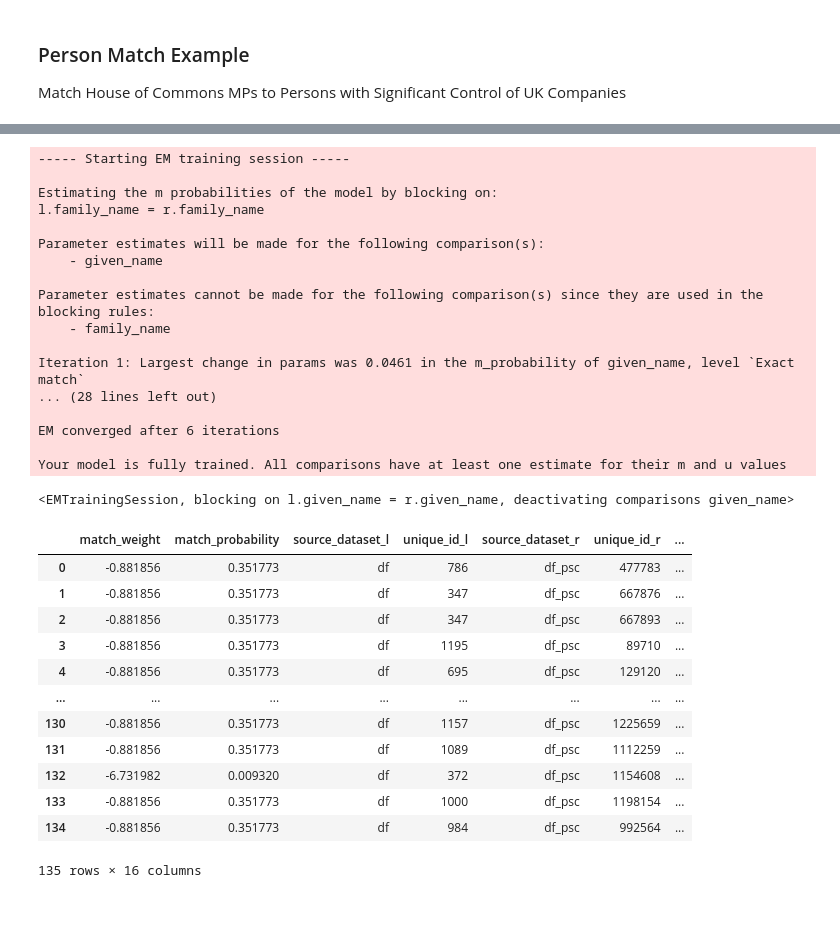
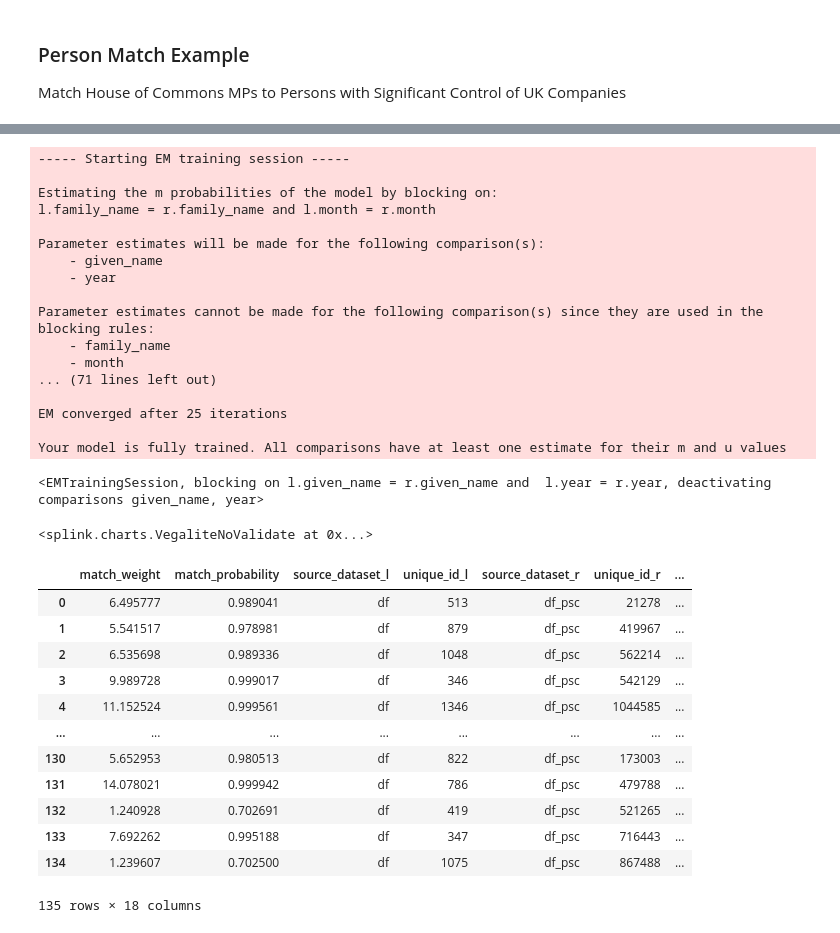
Before and after one commit to mshearer0/HandsOnEntityResolution, a Jupyter notebook: PersonMatch.ipynb, the cells around one changed output, grey strips where cells are left out. Saved outputs shown, nothing was run; the diff lists cells and outputs as text; code cells hidden in the pictures.

```diff
--- a/PersonMatch.ipynb
+++ b/PersonMatch.ipynb
@@ -76,8 +98,10 @@ settings = {
         "l.year = r.year and l.month = r.month"
     ],
     "comparisons": [
-        cl.jaccard_at_thresholds("given_name"),
-        cl.jaccard_at_thresholds("family_name"),
+        cl.jaro_winkler_at_thresholds("given_name", [0.95, 0.9, 0.8, 0.7], term_frequency_adjustments=True),
+        cl.jaro_winkler_at_thresholds("family_name", [0.95, 0.9, 0.8, 0.7], term_frequency_adjustments=True),
+        cl.exact_match("month"),
+        cl.exact_match("year", term_frequency_adjustments=True),
     ],
 }
 # %%
@@ -96,48 +130,52 @@ Your model is not yet fully trained. Missing estimates for:
 # %%
 # Calculate m values
 
-linker.estimate_parameters_using_expectation_maximisation("l.family_name = r.family_name")
-linker.estimate_parameters_using_expectation_maximisation("l.given_name = r.given_name")
+linker.estimate_parameters_using_expectation_maximisation("l.family_name = r.family_name and l.month = r.month")
+linker.estimate_parameters_using_expectation_maximisation("l.given_name = r.given_name and  l.year = r.year")
 # %% [output]
 ----- Starting EM training session -----
 
 Estimating the m probabilities of the model by blocking on:
-l.family_name = r.family_name
+l.family_name = r.family_name and l.month = r.month
 
 Parameter estimates will be made for the following comparison(s):
     - given_name
+    - year
 
 Parameter estimates cannot be made for the following comparison(s) since they are used in the blocking rules:
     - family_name
+    - month
+... (71 lines left out)
 
-Iteration 1: Largest change in params was 0.0461 in the m_probability of given_name, level `Exact match`
-... (28 lines left out)
-
-EM converged after 6 iterations
+EM converged after 25 iterations
 
 Your model is fully trained. All comparisons have at least one estimate for their m and u values
-<EMTrainingSession, blocking on l.given_name = r.given_name, deactivating comparisons given_name>
+<EMTrainingSession, blocking on l.given_name = r.given_name and  l.year = r.year, deactivating comparisons given_name, year>
+# %%
+linker.match_weights_chart()
+# %% [output]
+<splink.charts.VegaliteNoValidate at 0x...>
 # %%
 # Predict matches and convert to dataframe
 # To fix: Why such a low probability needed?
 
-results = linker.predict(threshold_match_probability=0.001)
+results = linker.predict(threshold_match_probability=0.7)
 pres = results.as_pandas_dataframe()
 pres
 # %% [output]
 |  | match_weight | match_probability | source_dataset_l | unique_id_l | source_dataset_r | unique_id_r | ... |
-| 0 | -0.881856 | 0.351773 | df | 786 | df_psc | 477783 | ... |
-| 1 | -0.881856 | 0.351773 | df | 347 | df_psc | 667876 | ... |
-| 2 | -0.881856 | 0.351773 | df | 347 | df_psc | 667893 | ... |
-| 3 | -0.881856 | 0.351773 | df | 1195 | df_psc | 89710 | ... |
-| 4 | -0.881856 | 0.351773 | df | 695 | df_psc | 129120 | ... |
+| 0 | 6.495777 | 0.989041 | df | 513 | df_psc | 21278 | ... |
+| 1 | 5.541517 | 0.978981 | df | 879 | df_psc | 419967 | ... |
+| 2 | 6.535698 | 0.989336 | df | 1048 | df_psc | 562214 | ... |
+| 3 | 9.989728 | 0.999017 | df | 346 | df_psc | 542129 | ... |
+| 4 | 11.152524 | 0.999561 | df | 1346 | df_psc | 1044585 | ... |
 | ... | ... | ... | ... | ... | ... | ... | ... |
-| 130 | -0.881856 | 0.351773 | df | 1157 | df_psc | 1225659 | ... |
-| 131 | -0.881856 | 0.351773 | df | 1089 | df_psc | 1112259 | ... |
-| 132 | -6.731982 | 0.009320 | df | 372 | df_psc | 1154608 | ... |
-| 133 | -0.881856 | 0.351773 | df | 1000 | df_psc | 1198154 | ... |
-| 134 | -0.881856 | 0.351773 | df | 984 | df_psc | 992564 | ... |
+| 130 | 5.652953 | 0.980513 | df | 822 | df_psc | 173003 | ... |
+| 131 | 14.078021 | 0.999942 | df | 786 | df_psc | 479788 | ... |
+| 132 | 1.240928 | 0.702691 | df | 419 | df_psc | 521265 | ... |
+| 133 | 7.692262 | 0.995188 | df | 347 | df_psc | 716443 | ... |
+| 134 | 1.239607 | 0.702500 | df | 1075 | df_psc | 867488 | ... |
-135 rows × 16 columns
+135 rows × 18 columns
 # %%
 # Select matches that aren't exact
 
```
Also changed, not shown: parts of 10 cells of this notebook, 2 other files.
